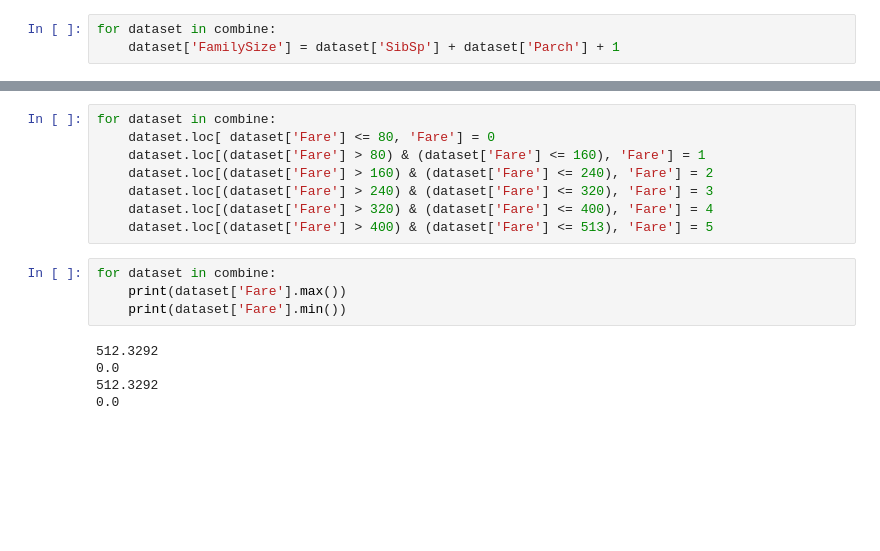
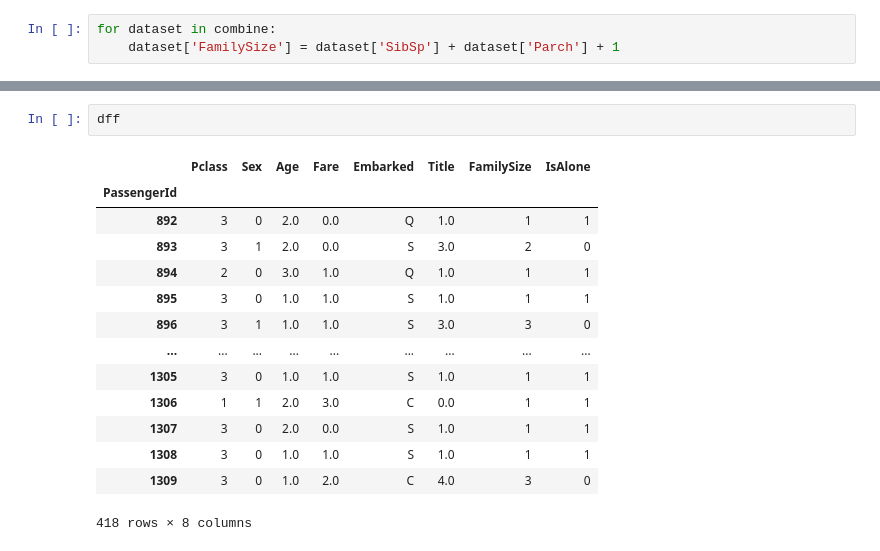
Before and after one commit to isoori/Titanic-Machine-Learning-from-Disaster, a Jupyter notebook: Untitled.ipynb, the cells around one changed output, grey strips where cells are left out. Cells and saved outputs as stored; diff of their text form; blank space fills up the shorter version.

```diff
--- a/Untitled.ipynb
+++ b/Untitled.ipynb
@@ -309,17 +296,17 @@ df
-# %%
-for dataset in combine:
-    dataset.loc[ dataset['Fare'] <= 80, 'Fare'] = 0
-    dataset.loc[(dataset['Fare'] > 80) & (dataset['Fare'] <= 160), 'Fare'] = 1
-    dataset.loc[(dataset['Fare'] > 160) & (dataset['Fare'] <= 240), 'Fare'] = 2
-    dataset.loc[(dataset['Fare'] > 240) & (dataset['Fare'] <= 320), 'Fare'] = 3
-    dataset.loc[(dataset['Fare'] > 320) & (dataset['Fare'] <= 400), 'Fare'] = 4
-    dataset.loc[(dataset['Fare'] > 400) & (dataset['Fare'] <= 513), 'Fare'] = 5
-# %%
-for dataset in combine:
-    print(dataset['Fare'].max())
-    print(dataset['Fare'].min())
-# %% [output]
-512.3292
-0.0
-512.3292
-0.0
+# %%
+dff
+# %% [output]
+|  | Pclass | Sex | Age | Fare | Embarked | Title | FamilySize | IsAlone |
+| PassengerId |  |  |  |  |  |  |  |  |
+| 892 | 3 | 0 | 2.0 | 0.0 | Q | 1.0 | 1 | 1 |
+| 893 | 3 | 1 | 2.0 | 0.0 | S | 3.0 | 2 | 0 |
+| 894 | 2 | 0 | 3.0 | 1.0 | Q | 1.0 | 1 | 1 |
+| 895 | 3 | 0 | 1.0 | 1.0 | S | 1.0 | 1 | 1 |
+| 896 | 3 | 1 | 1.0 | 1.0 | S | 3.0 | 3 | 0 |
+| ... | ... | ... | ... | ... | ... | ... | ... | ... |
+| 1305 | 3 | 0 | 1.0 | 1.0 | S | 1.0 | 1 | 1 |
+| 1306 | 1 | 1 | 2.0 | 3.0 | C | 0.0 | 1 | 1 |
+| 1307 | 3 | 0 | 2.0 | 0.0 | S | 1.0 | 1 | 1 |
+| 1308 | 3 | 0 | 1.0 | 1.0 | S | 1.0 | 1 | 1 |
+| 1309 | 3 | 0 | 1.0 | 2.0 | C | 4.0 | 3 | 0 |
+418 rows × 8 columns
```
Also changed, not shown: parts of 13 cells of this notebook.
